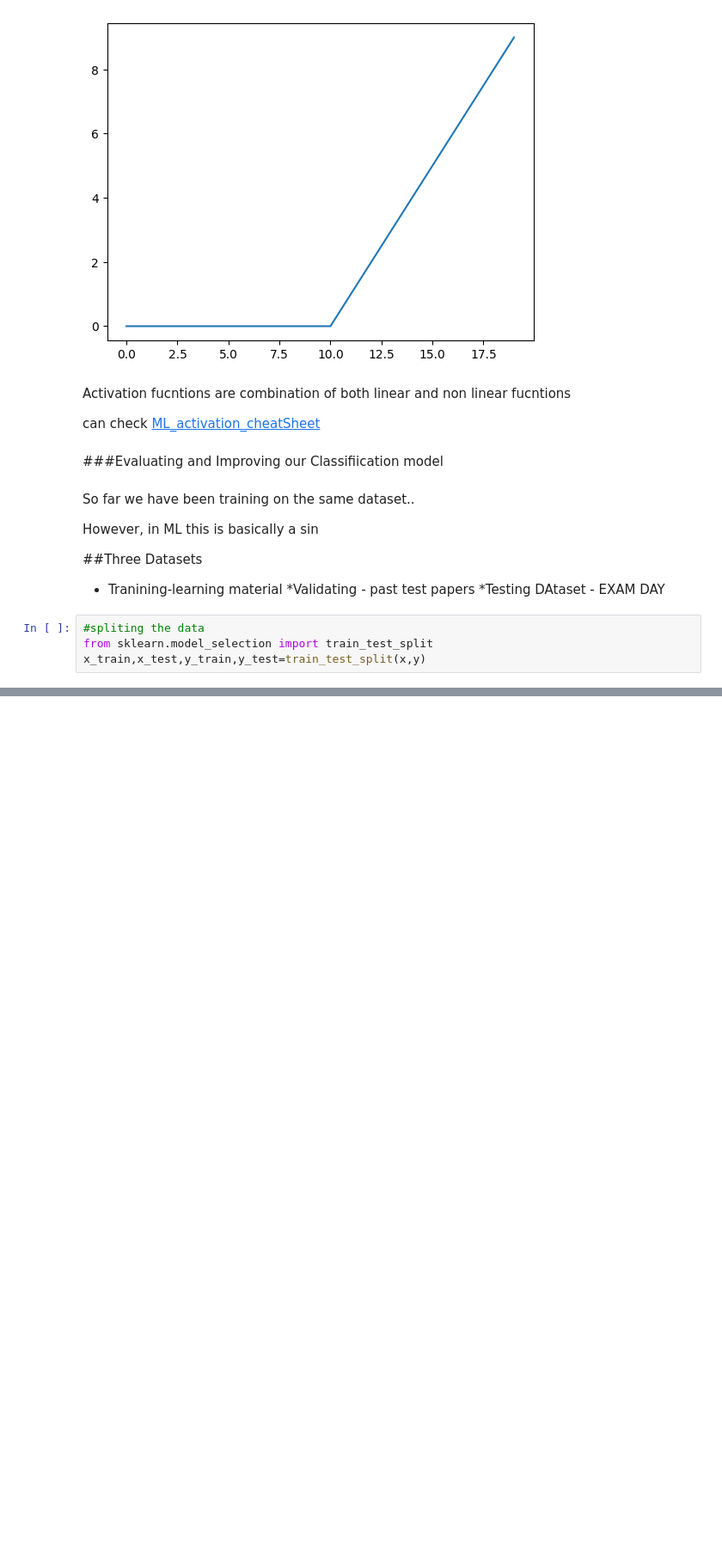
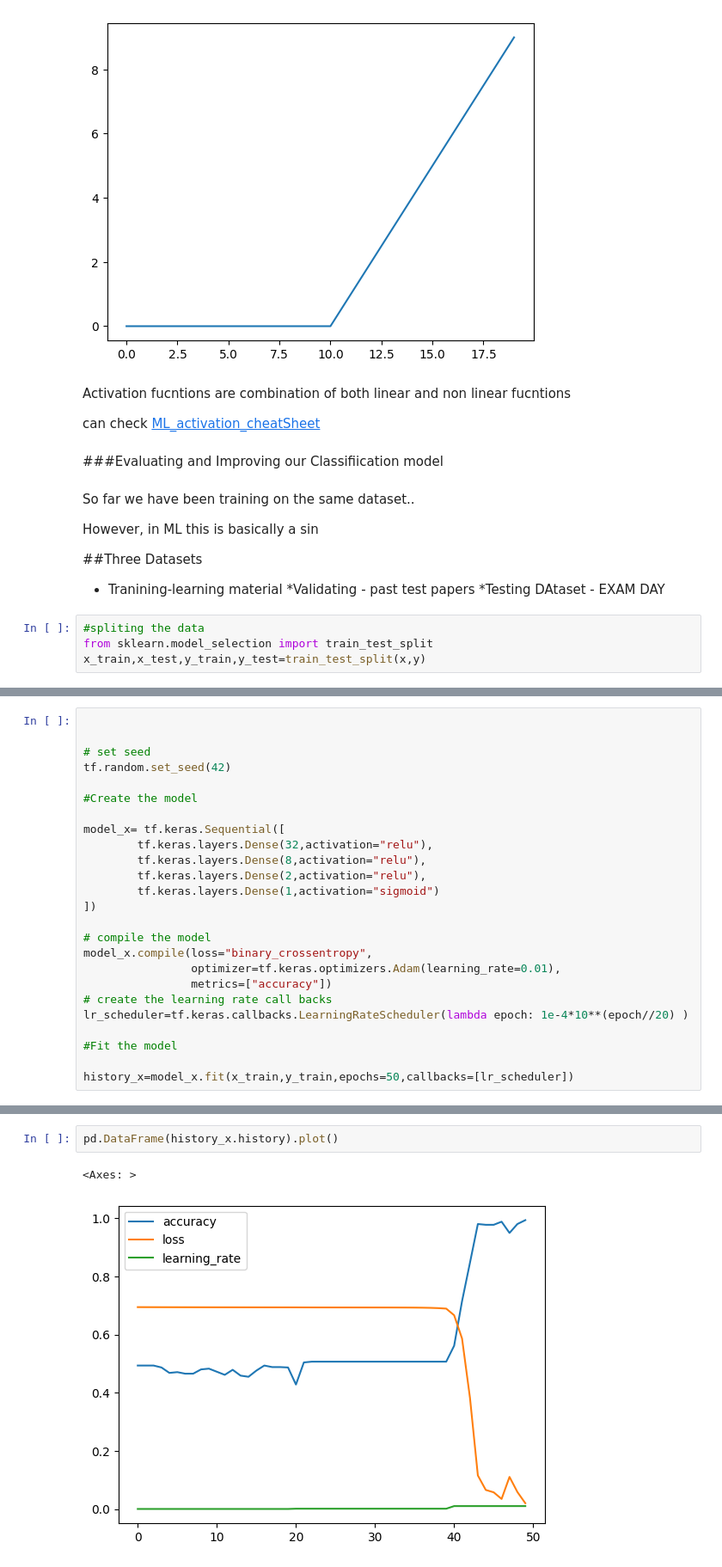
Before and after one commit to ALOK158/Neural_Network_TensorFlow, a Jupyter notebook: Neural_Network_Classification_TensorFlow.ipynb, the cells around one changed output, grey strips where cells are left out. Shown at 86% size. Saved outputs shown, nothing was run; the diff lists cells and outputs as text; blank space fills up the shorter version.

```diff
--- a/Neural_Network_Classification_TensorFlow.ipynb
+++ b/Neural_Network_Classification_TensorFlow.ipynb
@@ -410,0 +441,25 @@ model_n.evaluate(x_test,y_test)
+# %%
+
+
+# set seed
+tf.random.set_seed(42)
+
+#Create the model
+
+model_x= tf.keras.Sequential([
+        tf.keras.layers.Dense(32,activation="relu"),
+        tf.keras.layers.Dense(8,activation="relu"),
+        tf.keras.layers.Dense(2,activation="relu"),
+        tf.keras.layers.Dense(1,activation="sigmoid")
+])
+
+# compile the model
+model_x.compile(loss="binary_crossentropy",
+                optimizer=tf.keras.optimizers.Adam(learning_rate=0.01),
+                metrics=["accuracy"])
+# create the learning rate call backs
+lr_scheduler=tf.keras.callbacks.LearningRateScheduler(lambda epoch: 1e-4*10**(epoch//20) )
+
+#Fit the model
+
+history_x=model_x.fit(x_train,y_train,epochs=50,callbacks=[lr_scheduler])
@@ -410,0 +484,5 @@ model_n.evaluate(x_test,y_test)
+# %%
+pd.DataFrame(history_x.history).plot()
+# %% [output]
+<Axes: >
+[figure, added]
```
Also changed, not shown: parts of 52 cells of this notebook.
